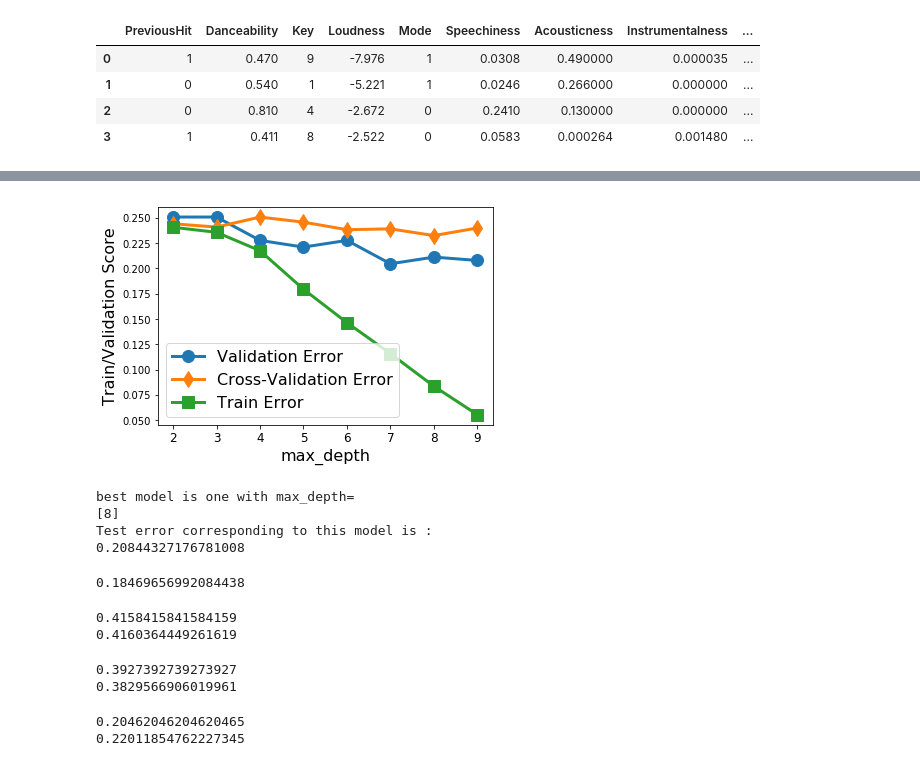
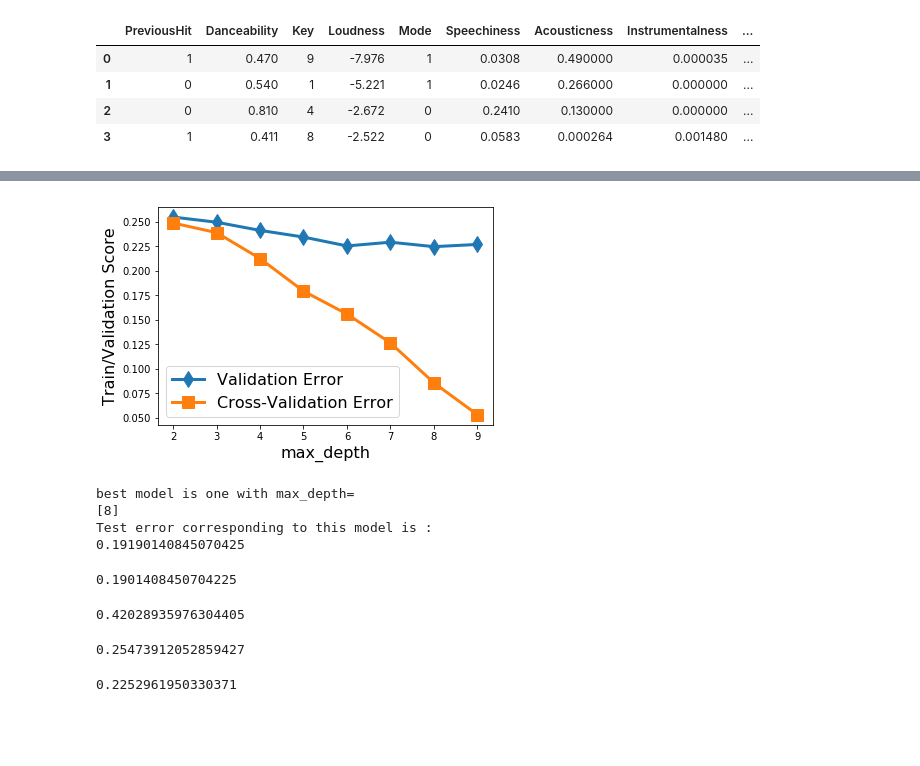
Before and after one commit to pruthvipatel/midterm_project_CS6301.010, a Jupyter notebook: mid_term_project/mid_term_project.ipynb, the cells around one changed output, grey strips where cells are left out. Saved outputs shown, nothing was run; the diff lists cells and outputs as text; code cells hidden in the pictures; blank space fills up the shorter version.

```diff
--- a/mid_term_project/mid_term_project.ipynb
+++ b/mid_term_project/mid_term_project.ipynb
@@ -41,8 +42,7 @@ train_x=train.iloc[:,[3,4,6,7,8,9,10,11,12,13,14]]
 #train_norm_x = normalize(train_x, axis =0)
 # %%
 #train, test and validation partition
-tst_frac=0.2
-val_frac=0.2
+tst_frac=0.3
 
 
 #change3_____train_x changed to train_norm_x
@@ -50,7 +50,7 @@ val_frac=0.2
 X_trn, X_tst, y_trn, y_tst = train_test_split(train_x, train_y, test_size=tst_frac,random_state=42)
 
 
-X_trn, X_val, y_trn, y_val = train_test_split(X_trn, y_trn, test_size=val_frac,random_state=42)
+#X_trn, X_val, y_trn, y_val = train_test_split(X_trn, y_trn, test_size=val_frac,random_state=42)
 # %%
 test[0:4]
 # %% [output]
@@ -86,3 +86,8 @@ corr.style.background_gradient(cmap='coolwarm').set_precision(1)
+# %%
+normalize=Normalizer()
+min_max_scaler = preprocessing.MinMaxScaler()
+#x_scaled = min_max_scaler.fit_transform(x)
+#df = pandas.DataFrame(x_scaled)
 # %%
 #---------------------------------------------SVM-------------------------------------------------------------
 from sklearn.svm import SVC
@@ -170,7 +176,7 @@ from sklearn.neighbors import KNeighborsClassifier
 k_range = np.arange(5, 21, 1)
 
 kModels=dict()
-kValErr=dict()
+#kValErr=dict()
 kCValErr=dict()
 kTrnErr=dict()
 
@@ -179,16 +185,17 @@ kTrnErr=dict()
 for k in k_range:
     neigh = KNeighborsClassifier(n_neighbors=k, algorithm='kd_tree')
     KNNclf= Pipeline([('normalization', normalize),
+                      ('min_max_scaler', min_max_scaler),
                        ('KNN', neigh)])
     kModels[k]=KNNclf.fit(X_trn,y_trn)
-    kValErr[k]=1-KNNclf.score(X_val,y_val)
+    #kValErr[k]=1-KNNclf.score(X_val,y_val)
     kCValErr[k] = 1- np.mean(cross_val_score(KNNclf,X_trn,y_trn, cv=10))
     kTrnErr[k]=1-KNNclf.score(X_trn,y_trn)
 
 
 
 plt.figure()
-plt.plot(kValErr.keys(), kValErr.values(), marker='o', linewidth=3, markersize=12)
+#plt.plot(kValErr.keys(), kValErr.values(), marker='o', linewidth=3, markersize=12)
 plt.plot(kCValErr.keys(), kCValErr.values(), marker='d', linewidth=3, markersize=12)
 plt.plot(kTrnErr.keys(), kTrnErr.values(), marker='s', linewidth=3, markersize=12)
 plt.xlabel('No. of neighbors', fontsize=16)
@@ -234,48 +241,49 @@ from sklearn.ensemble import RandomForestClassifier
 d_range = np.arange(2, 10, 1)
 
 rfModels=dict()
-rfValErr=dict()
+#rfValErr=dict()
 rfCValErr=dict()
 rfTrnErr=dict()
 
 
 for d in d_range:
     clf = RandomForestClassifier(n_estimators=100, max_depth=d,random_state=0,max_features=4)
     RFclf= Pipeline([('normalization', normalize),
+                     ('min_max_scaler', min_max_scaler),
                        ('RF', clf)])
     rfModels[d]=RFclf.fit(X_trn,y_trn)
     rfTrnErr[d]=1-RFclf.score(X_trn,y_trn)
     rfCValErr[d] = 1- np.mean(cross_val_score(RFclf,X_trn,y_trn, cv=10))
-    rfValErr[d]=1-RFclf.score(X_val,y_val)
+    #rfValErr[d]=1-RFclf.score(X_val,y_val)
 
 plt.figure()
-plt.plot(rfValErr.keys(), rfValErr.values(), marker='o', linewidth=3, markersize=12)
+#plt.plot(rfValErr.keys(), rfValErr.values(), marker='o', linewidth=3, markersize=12)
 plt.plot(rfCValErr.keys(), rfCValErr.values(), marker='d', linewidth=3, markersize=12)
 plt.plot(rfTrnErr.keys(), rfTrnErr.values(), marker='s', linewidth=3, markersize=12)
 plt.xlabel('max_depth', fontsize=16)
 plt.ylabel('Train/Validation Score', fontsize=16)
-plt.xticks(list(rfValErr.keys()), fontsize=12)
+#plt.xticks(list(rfValErr.keys()), fontsize=12)
 plt.legend(['Validation Error','Cross-Validation Error', 'Train Error'], fontsize=16)
 #change____________________________________________________________
 #plt.axis([1, 11, 0, 0.5])
 
 plt.show()
 
 #temp=min(rfValErr.values())
 temp=min(rfCValErr.values())
 #best_d=[param for param,score in rfValErr.items() if score==temp]
 best_d=[param for param,score in rfCValErr.items() if score==temp]
 print ('best model is one with max_depth=')
 print (best_d)
 
 print ('Test error corresponding to this model is :')
 print (1-rfModels[best_d[0]].score(X_tst,y_tst))
 # %% [output]
-[figure, old version]
+[figure, new version]
 best model is one with max_depth=
 [8]
 Test error corresponding to this model is :
-0.20844327176781008
+0.19190140845070425
 # %%
 clf = RandomForestClassifier(n_estimators=100, max_depth=best_d[0],random_state=0,max_features=4)
 rfmodel=clf.fit(X_trn,y_trn)
@@ -285,23 +293,22 @@ predict_proba = rfmodel.predict_proba(X_tst)
 fpr_rf, tpr_rf, thresholds_rf = metrics.roc_curve(y_tst, predict_proba[:,1])
 roc_auc_rf = metrics.auc(fpr_rf, tpr_rf)
 # %% [output]
-0.18469656992084438
+0.1901408450704225
 # %%
 #naive bayes
 from sklearn.naive_bayes import GaussianNB
 # %%
 clf=GaussianNB()
 NBclf=Pipeline([('normalization', normalize),
+                ('min_max_scaler', min_max_scaler),
                        ('NB', clf)])
 nbmodel=NBclf.fit(X_trn,y_trn)
 nbTrnErr=1-NBclf.score(X_trn,y_trn)
-nbValErr=1-NBclf.score(X_val,y_val)
+#nbValErr=1-NBclf.score(X_val,y_val)
 nbCValErr=1- np.mean(cross_val_score(NBclf,X_trn,y_trn, cv=10))
-print (nbValErr)
 print (nbCValErr)
 # %% [output]
-0.4158415841584159
-0.4160364449261619
+0.42028935976304405
 # %%
 #change_____________________________
 predict_proba = nbmodel.predict_proba(X_tst)
@@ -315,16 +322,15 @@ from sklearn.linear_model import LogisticRegression
 # %%
 clf = LogisticRegression(random_state=0, solver='liblinear')
 LRclf=Pipeline([('normalization', normalize),
+                ('min_max_scaler', min_max_scaler),
                        ('LR', clf)])
 lrmodel=LRclf.fit(X_trn,y_trn)
 lrTrnErr=1-LRclf.score(X_trn,y_trn)
-lrValErr=1-LRclf.score(X_val,y_val)
+#lrValErr=1-LRclf.score(X_val,y_val)
 lrCValErr=1- np.mean(cross_val_score(LRclf,X_trn,y_trn, cv=10))
-print (lrValErr)
 print (lrCValErr)
 # %% [output]
-0.3927392739273927
-0.3829566906019961
+0.25473912052859427
 # %%
 #change_____________________________
 predict_proba = lrmodel.predict_proba(X_tst)
@@ -338,16 +344,15 @@ from xgboost import XGBClassifier
 # %%
 clf=XGBClassifier()
 XGBclf=Pipeline([('normalization', normalize),
+                 ('min_max_scaler', min_max_scaler),
                        ('XGB', clf)])
 xgbmodel=XGBclf.fit(X_trn,y_trn)
 xgbTrnErr=1-XGBclf.score(X_trn,y_trn)
-xgbValErr=1-XGBclf.score(X_val,y_val)
+#xgbValErr=1-XGBclf.score(X_val,y_val)
 xgbCValErr=1- np.mean(cross_val_score(XGBclf,X_trn,y_trn, cv=10))
-print (xgbValErr)
 print (xgbCValErr)
 # %% [output]
-0.20462046204620465
-0.22011854762227345
+0.2252961950330371
 # %%
 #change___________________________________
 from sklearn import metrics
```
Also changed, not shown: parts of 10 cells of this notebook.
